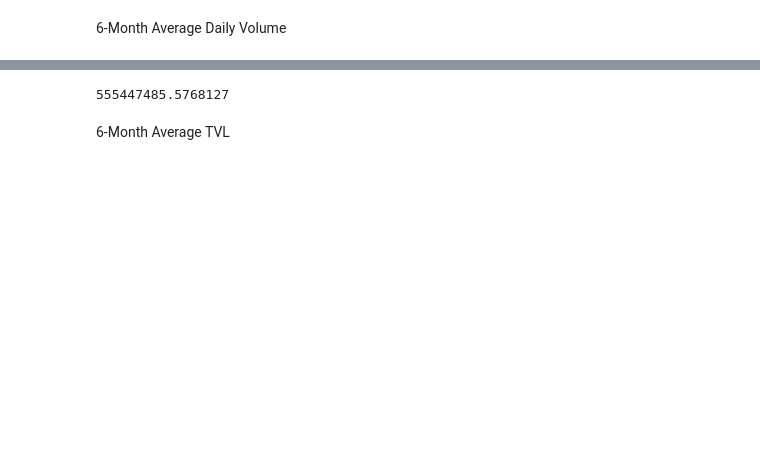
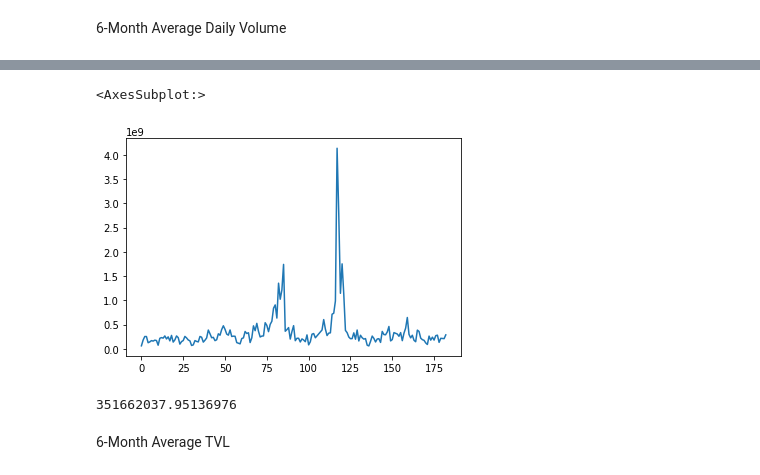
Before and after one commit to jpawebbcc/cc_research_testground, a Jupyter notebook: DEX_data_collection/curve.ipynb, the cells around one changed output, grey strips where cells are left out. Cells and saved outputs as stored; diff of their text form; code cells hidden in the pictures; blank space fills up the shorter version.

```diff
--- a/DEX_data_collection/curve.ipynb
+++ b/DEX_data_collection/curve.ipynb
@@ -39,7 +76,12 @@ df = pd.json_normalize(data['data']['financialsDailySnapshots'])
+# %%
+df['dailyVolumeUSD'].loc[~df.index.isin(df['dailyVolumeUSD'].astype(float).nlargest(3).index)].astype(float).plot()
+# %% [output]
+<AxesSubplot:>
+[figure, added]
 # %%
-df['dailyVolumeUSD'].astype(float).mean()
+df['dailyVolumeUSD'].loc[~df.index.isin(df['dailyVolumeUSD'].astype(float).nlargest(3).index)].astype(float).mean()
 # %% [output]
-555447485.5768127
+351662037.95136976
 # %% [markdown]
 6-Month Average TVL
 # %%
```
Also changed, not shown: parts of 13 cells of this notebook.
